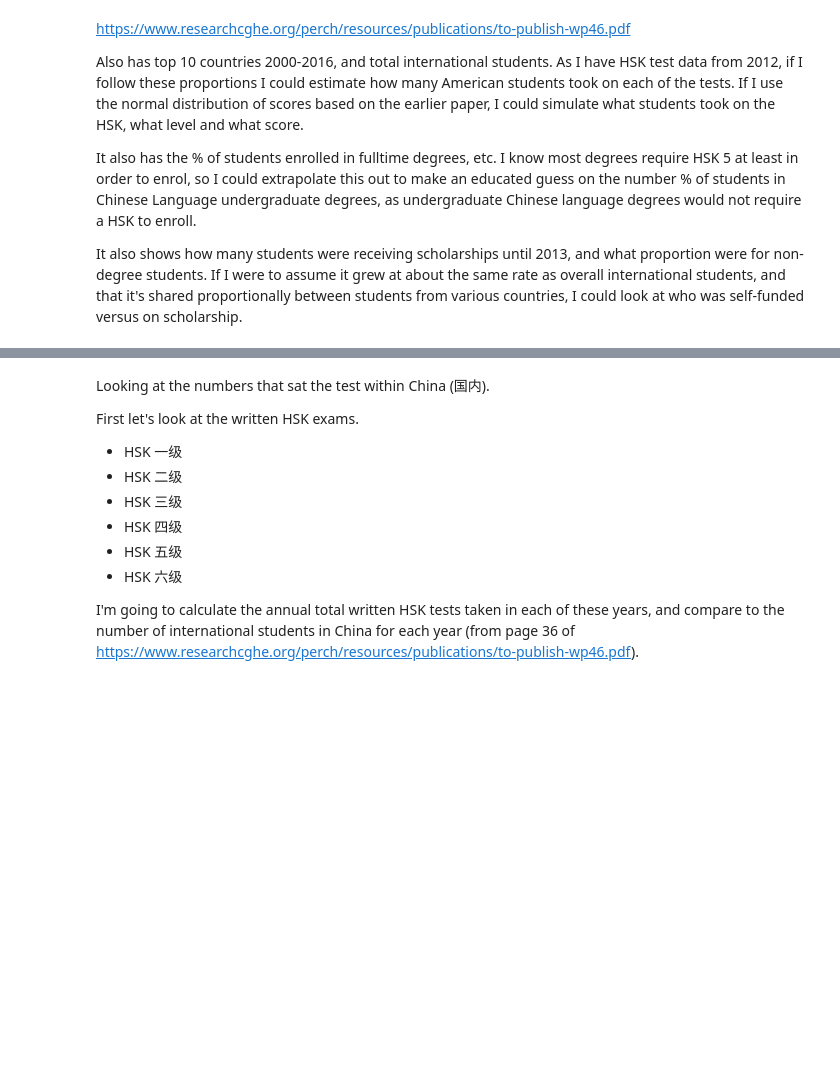
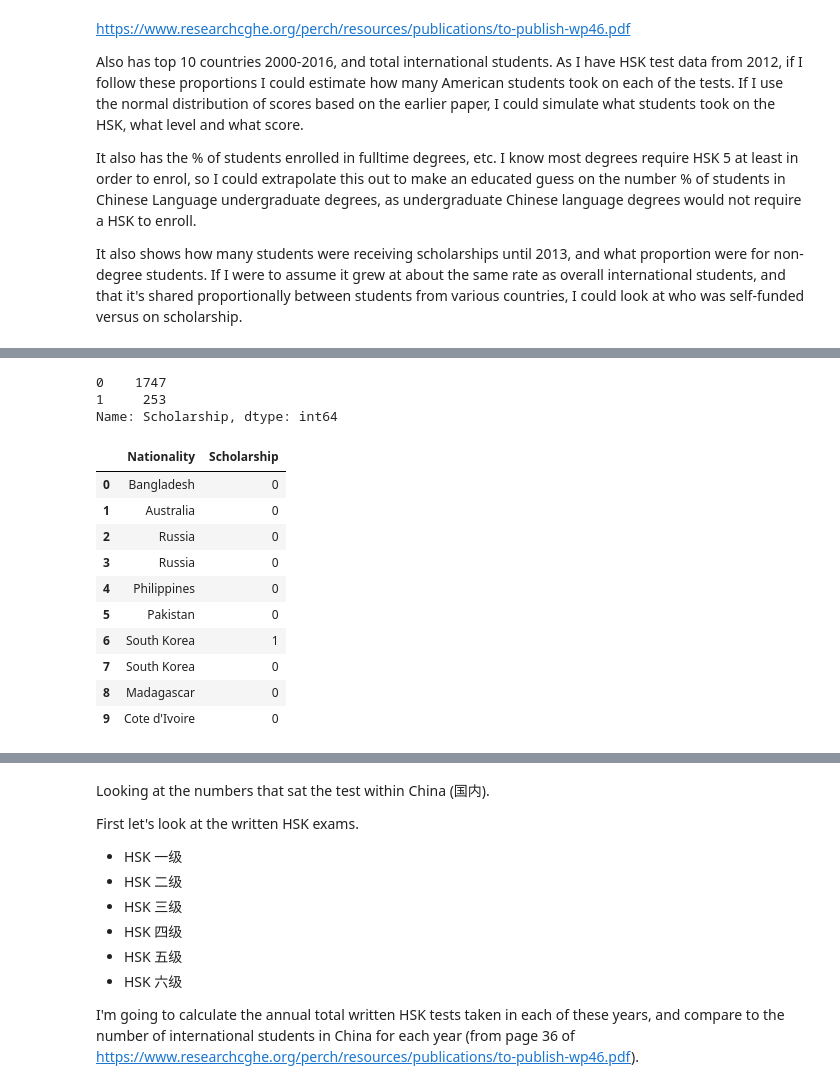
Before and after one commit to OtherBrian/pda-project, a Jupyter notebook: simulated-dataset.ipynb, the cells around one changed output, grey strips where cells are left out. Drawn from its saved outputs; the diff is of its cells as text; code cells hidden in the pictures; blank space fills up the shorter version.

Commit message:
Write up down for student nationalities. Next is funding & program type.

```diff
--- a/simulated-dataset.ipynb
+++ b/simulated-dataset.ipynb
@@ -105,0 +199,19 @@ Turns out I only have access to the top 15 countries from 2018
+# %%
+#Specifying the Country Codes of the 54 countries in Africa.
+african_country_codes = ['DZA','AGO','BWA','IOT','BDI','CMR','CPV','CAF','TCD','UGA',
+                     'COM','COG','BEN','GNQ','ETH','ERI','ATF','DJI','GAB','SDN'
+                     'GMB','GHA','GIN','CIV','KEN','LSO','LBR','LBY','MDG','ESH',
+                     'MWI','MLI','MRT','MUS','MAR','MOZ','NAM','NER','NGA','TGO',
+                     'GNB','RWA','SEN','SYC','SLE','SOM','ZAF','ZWE','SSD','TUN',
+                    'EGY','BFA','ZMB', 'COD']
+
+
+#Slicing the dataframe to only include countries with the african_country_codes.
+#Then using the individual country's population in 2018, divided by the total for all the African countries to get the proportion.
+populations_df.loc[populations_df['Country Code'].isin(african_country_codes), 'Proportion of African Population'] = populations_df['2018'] / populations_df.loc[populations_df['Country Code'].isin(african_country_codes)]['2018'].sum()
+
+#Turning the list of African countries into an array to use later.
+african_country = np.array(populations_df.loc[populations_df['Country Code'].isin(african_country_codes)]['Country Name'])
+
+#Doing the same for the 'Proportion of African Population' to use as the probability later.
+african_probabilities = np.array(populations_df.loc[populations_df['Country Code'].isin(african_country_codes)]['Proportion of African Population'])
@@ -242,5 +304,0 @@ Now I'll use Choice() to select a country for each student. Choice() will select
-# %%
-rng = np.random.default_rng(seed)
-students = rng.choice(student_origins, school_size, p=student_origin_probabilities)
-
-students
@@ -283,0 +309,22 @@ Length: 135, dtype: int64
+# %%
+#Will use 1 to indicate a scholarship, and use the 12.81% figure from the government statistics.
+chinese_class_df['Scholarship'] = rng.binomial(1, 0.1281, school_size)
+chinese_class_df['Scholarship'].value_counts()
+# %% [output]
+0    1747
+1     253
+Name: Scholarship, dtype: int64
+# %%
+chinese_class_df.head(10)
+# %% [output]
+|  | Nationality | Scholarship |
+| 0 | Bangladesh | 0 |
+| 1 | Australia | 0 |
+| 2 | Russia | 0 |
+| 3 | Russia | 0 |
+| 4 | Philippines | 0 |
+| 5 | Pakistan | 0 |
+| 6 | South Korea | 1 |
+| 7 | South Korea | 0 |
+| 8 | Madagascar | 0 |
+| 9 | Cote d'Ivoire | 0 |
```
Also changed, not shown: parts of 44 cells of this notebook.
